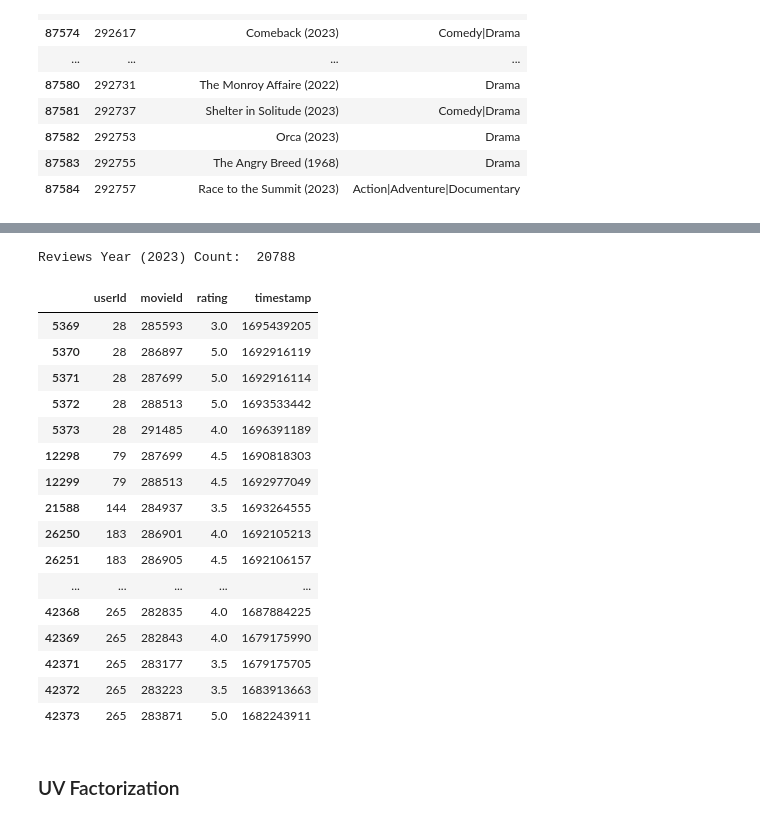
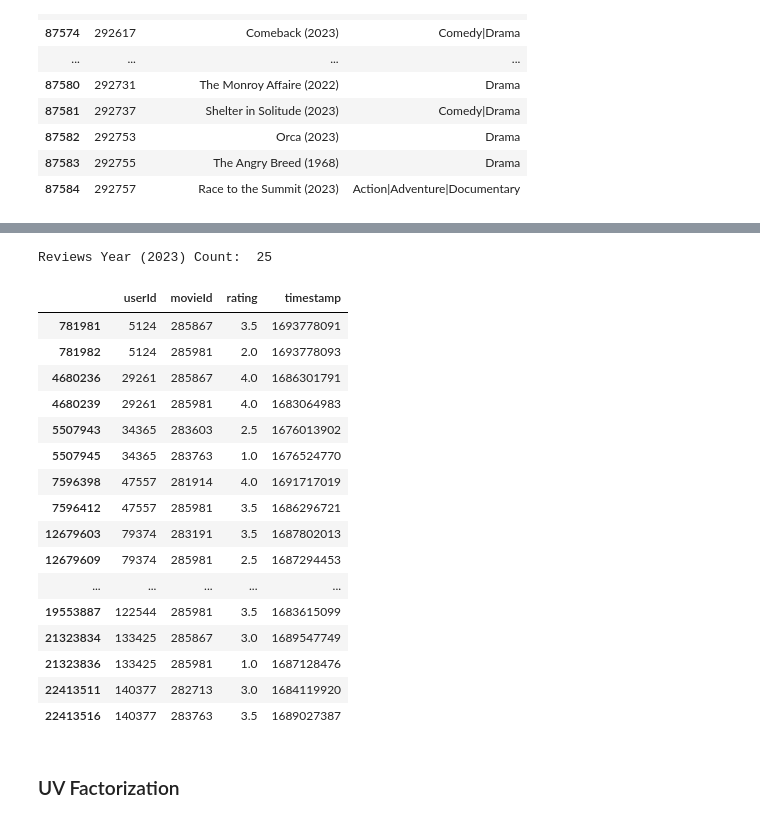
Before and after one commit to pawanbhatta178/MovieRecommendation, a Jupyter notebook: UVFactorizationMovieRecommendation.ipynb, the cells around one changed output, grey strips where cells are left out. Saved outputs shown, nothing was run; the diff lists cells and outputs as text; code cells hidden in the pictures.

```diff
--- a/UVFactorizationMovieRecommendation.ipynb
+++ b/UVFactorizationMovieRecommendation.ipynb
@@ -70,5 +73,5 @@ MOVIES_YEAR_OF_INTEREST='2023' # Select different year if you want to be recomme
 # %%
-df_movies_by_year=df_movies[df_movies['title'].str.contains(MOVIES_YEAR_OF_INTEREST)]
+df_movies_by_year=df_movies[df_movies['title'].str.contains(MOVIES_YEAR_OF_INTEREST) & df_movies['genres'].str.contains(MOVIE_GENRE_OF_INTEREST)].head(MAX_MOVIES_COUNT)
 df_movies_by_year_count=df_movies_by_year.shape[0]
 print(f"Movies Year ({MOVIES_YEAR_OF_INTEREST}) Count: ",df_movies_by_year_count )
 df_movies_by_year.head(20)
@@ -94,28 +91,40 @@ Movies Year (2023) Count:  953
 # %%
-df_reviews_by_year=df_ratings[df_ratings['movieId'].isin(df_movies_by_year['movieId'])]
+df_ratings_by_year=df_ratings[df_ratings['movieId'].isin(df_movies_by_year['movieId'])]
+# %%
+# Find users with top 10 ratings
+top_users = (
+    df_ratings_by_year
+    .groupby('userId')
+    .size()  # counts number of ratings per user
+    .sort_values(ascending=False)
+    .head(MAX_USERS_COUNT)  # top 10 users
+    .reset_index(name='num_ratings')  # convert to DataFrame
+)
+# %%
+df_ratings_by_year= df_ratings_by_year[df_ratings_by_year['userId'].isin(top_users['userId'])]
 # %%
-df_reviews_by_year_count=df_reviews_by_year.shape[0]
-print(f"Reviews Year ({MOVIES_YEAR_OF_INTEREST}) Count: ",df_reviews_by_year_count )
-df_reviews_by_year.head(20)
+df_ratings_by_year_count=df_ratings_by_year.shape[0]
+print(f"Reviews Year ({MOVIES_YEAR_OF_INTEREST}) Count: ",df_ratings_by_year_count )
+df_ratings_by_year.head(20)
 # %% [output]
-Reviews Year (2023) Count:  20788
+Reviews Year (2023) Count:  25
 |  | userId | movieId | rating | timestamp |
-| 5369 | 28 | 285593 | 3.0 | 1695439205 |
-| 5370 | 28 | 286897 | 5.0 | 1692916119 |
-| 5371 | 28 | 287699 | 5.0 | 1692916114 |
-| 5372 | 28 | 288513 | 5.0 | 1693533442 |
-| 5373 | 28 | 291485 | 4.0 | 1696391189 |
-| 12298 | 79 | 287699 | 4.5 | 1690818303 |
-| 12299 | 79 | 288513 | 4.5 | 1692977049 |
-| 21588 | 144 | 284937 | 3.5 | 1693264555 |
-| 26250 | 183 | 286901 | 4.0 | 1692105213 |
-| 26251 | 183 | 286905 | 4.5 | 1692106157 |
+| 781981 | 5124 | 285867 | 3.5 | 1693778091 |
+| 781982 | 5124 | 285981 | 2.0 | 1693778093 |
+| 4680236 | 29261 | 285867 | 4.0 | 1686301791 |
+| 4680239 | 29261 | 285981 | 4.0 | 1683064983 |
+| 5507943 | 34365 | 283603 | 2.5 | 1676013902 |
+| 5507945 | 34365 | 283763 | 1.0 | 1676524770 |
+| 7596398 | 47557 | 281914 | 4.0 | 1691717019 |
+| 7596412 | 47557 | 285981 | 3.5 | 1686296721 |
+| 12679603 | 79374 | 283191 | 3.5 | 1687802013 |
+| 12679609 | 79374 | 285981 | 2.5 | 1687294453 |
 | ... | ... | ... | ... | ... |
-| 42368 | 265 | 282835 | 4.0 | 1687884225 |
-| 42369 | 265 | 282843 | 4.0 | 1679175990 |
-| 42371 | 265 | 283177 | 3.5 | 1679175705 |
-| 42372 | 265 | 283223 | 3.5 | 1683913663 |
-| 42373 | 265 | 283871 | 5.0 | 1682243911 |
+| 19553887 | 122544 | 285981 | 3.5 | 1683615099 |
+| 21323834 | 133425 | 285867 | 3.0 | 1689547749 |
+| 21323836 | 133425 | 285981 | 1.0 | 1687128476 |
+| 22413511 | 140377 | 282713 | 3.0 | 1684119920 |
+| 22413516 | 140377 | 283763 | 3.5 | 1689027387 |
 # %% [markdown]
 ### UV Factorization
 # %% [markdown]
```
Also changed, not shown: parts of 8 cells of this notebook.
